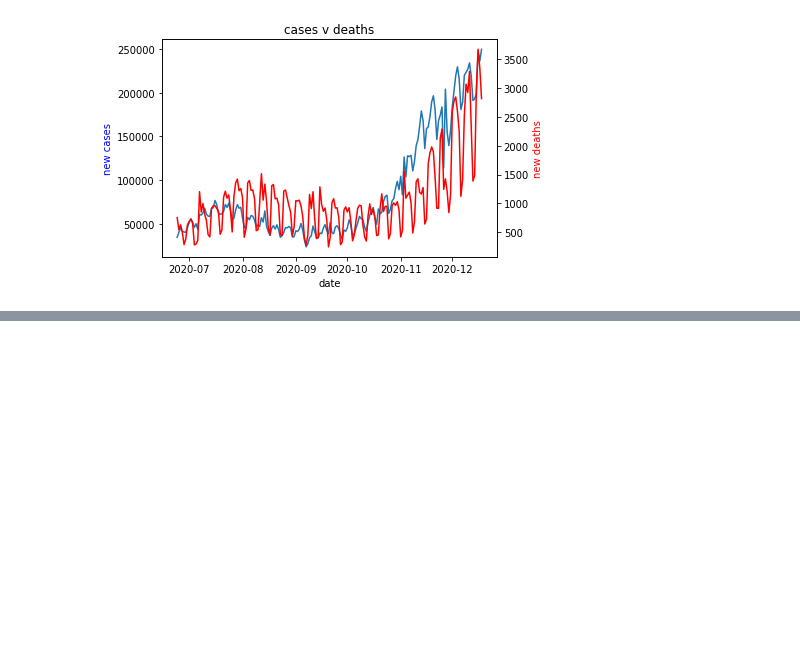
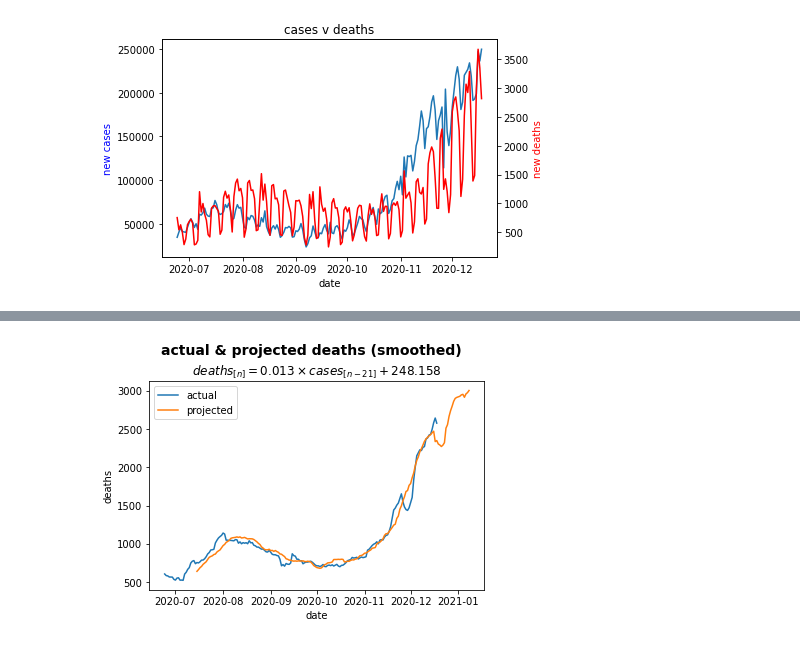
Before and after one commit to dkackman/covid, a Jupyter notebook: covid-linear-regression.ipynb, the cells around one changed output, grey strips where cells are left out. Drawn from its saved outputs; the diff is of its cells as text; code cells hidden in the pictures; blank space fills up the shorter version.

Commit message:
plot predictions

```diff
--- a/covid-linear-regression.ipynb
+++ b/covid-linear-regression.ipynb
@@ -105,0 +108,17 @@ plt.scatter(deaths, predictions)
+# %%
+projected_dates, deaths_, projected_deaths = Predict(model, dates, new_cases_smoothed, new_deaths_smoothed, offset)
+fig = plt.figure()
+fig.suptitle('actual & projected deaths (smoothed)', fontsize=14, fontweight='bold')
+
+ax = fig.add_subplot(111)
+fig.subplots_adjust(top=0.85)
+
+ax.set_title(fr'$deaths_{{[n]}}={round(model.coef_[0], 3)} \times cases_{{[n-{offset}]}} + ${round(model.intercept_, 3)}')
+ax.set_xlabel('date')
+ax.set_ylabel('deaths')
+
+ax.plot(projected_dates, deaths_, label="actual")
+ax.plot(projected_dates, projected_deaths, label="projected")
+ax.legend()
+plt.show()
+# %% [output]
@@ -105,0 +127 @@ plt.scatter(deaths, predictions)
+[figure, added]
```
Also changed, not shown: parts of 4 cells of this notebook, 1 other file.
